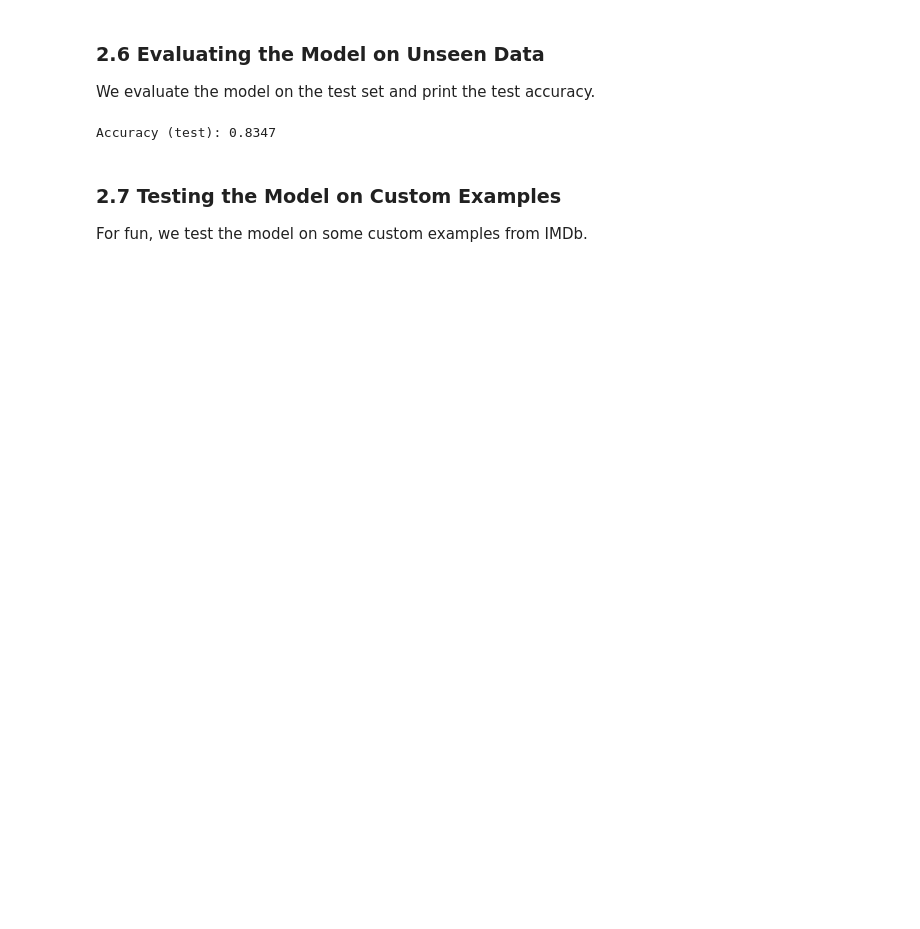
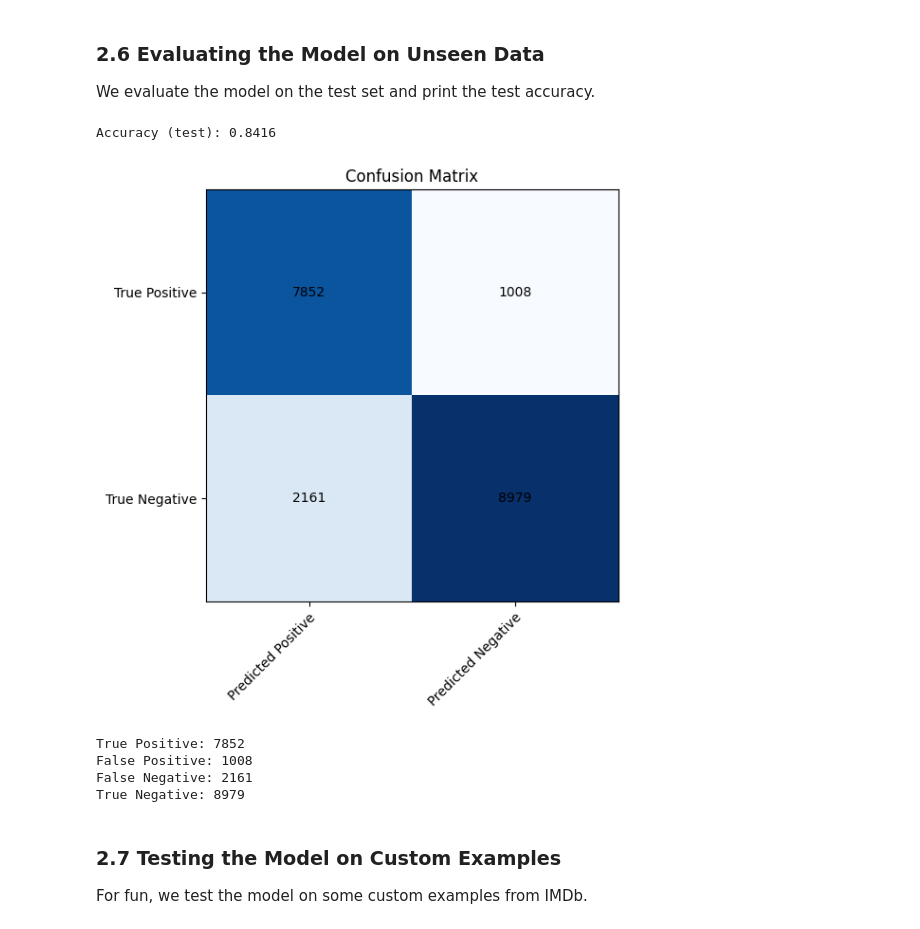
Before and after one commit to Ludvik1kul/INF265_Project3, a Jupyter notebook: 01_encoder_sentiment_classifier/imdb_sentiment_encoder.ipynb, the cells around one changed output. Drawn from its saved outputs; the diff is of its cells as text; code cells hidden in the pictures; blank space fills up the shorter version.

Commit message:
Confusion matrix

```diff
--- a/01_encoder_sentiment_classifier/imdb_sentiment_encoder.ipynb
+++ b/01_encoder_sentiment_classifier/imdb_sentiment_encoder.ipynb
@@ -506,6 +501,7 @@ def evaluate_model(model, test_loader, pad_id):
     device = torch.device("cuda" if torch.cuda.is_available() else "cpu")
     model.to(device)
     correct, total = 0, 0
+    tp,tn, fp, fn = 0, 0, 0, 0
     with torch.no_grad():
         for sequences, labels in tqdm(test_loader):
             sequences = sequences.to(device)
@@ -513,14 +509,57 @@ def evaluate_model(model, test_loader, pad_id):
             attention_mask = create_mask(sequences, pad_id)
             outputs = model(sequences, mask=attention_mask)
             predictions = (outputs > 0.5).float()
+            for i in range(len(predictions)):
+              if labels[i]==0:
+                if predictions[i]:
+                  fp+=1
+                else:
+                  tn+=1
+              else:
+                if predictions[i]:
+                  tp+=1
+                else:
+                  fn+=1
+
             correct += (predictions == labels).sum().item()
             total += labels.size(0)
-    return correct / total
+    return correct / total , [tp,tn, fp, fn]
 
-accuracy = evaluate_model(model, test_loader, PAD_ID)
+accuracy, overview = evaluate_model(model, test_loader, PAD_ID)
 print(f"Accuracy (test): {accuracy:.4f}")
 # %% [output]
-Accuracy (test): 0.8347
+Accuracy (test): 0.8416
+# %%
+
+def plot_confusion_matrix(overview):
+    tp, tn, fp, fn = overview
+    cm = np.array([[tp, fp], [fn, tn]])
+    labels = ["True Positive", "False Positive", "False Negative", "True Negative"]
+    values = [tp, fp, fn, tn]
+    fig, ax = plt.subplots(figsize=(6, 6))
+    im = ax.imshow(cm, cmap="Blues")
+    ax.set_xticks(np.arange(2))
+    ax.set_yticks(np.arange(2))
+    ax.set_xticklabels(["Predicted Positive", "Predicted Negative"])
+    ax.set_yticklabels(["True Positive", "True Negative"])
+    plt.setp(ax.get_xticklabels(), rotation=45, ha="right", rotation_mode="anchor")
+    for i in range(2):
+        for j in range(2):
+            text = ax.text(j, i, cm[i, j], ha="center", va="center", color="black")
+
+    ax.set_title("Confusion Matrix")
+    fig.tight_layout()
+    plt.show()
+    for i, label in enumerate(labels):
+        print(f"{label}: {values[i]}")
+
+plot_confusion_matrix(overview)
+# %% [output]
+[figure, added]
+True Positive: 7852
+False Positive: 1008
+False Negative: 2161
+True Negative: 8979
 # %% [markdown]
 ### 2.7 Testing the Model on Custom Examples
 
```
Also changed, not shown: parts of 3 cells of this notebook.
